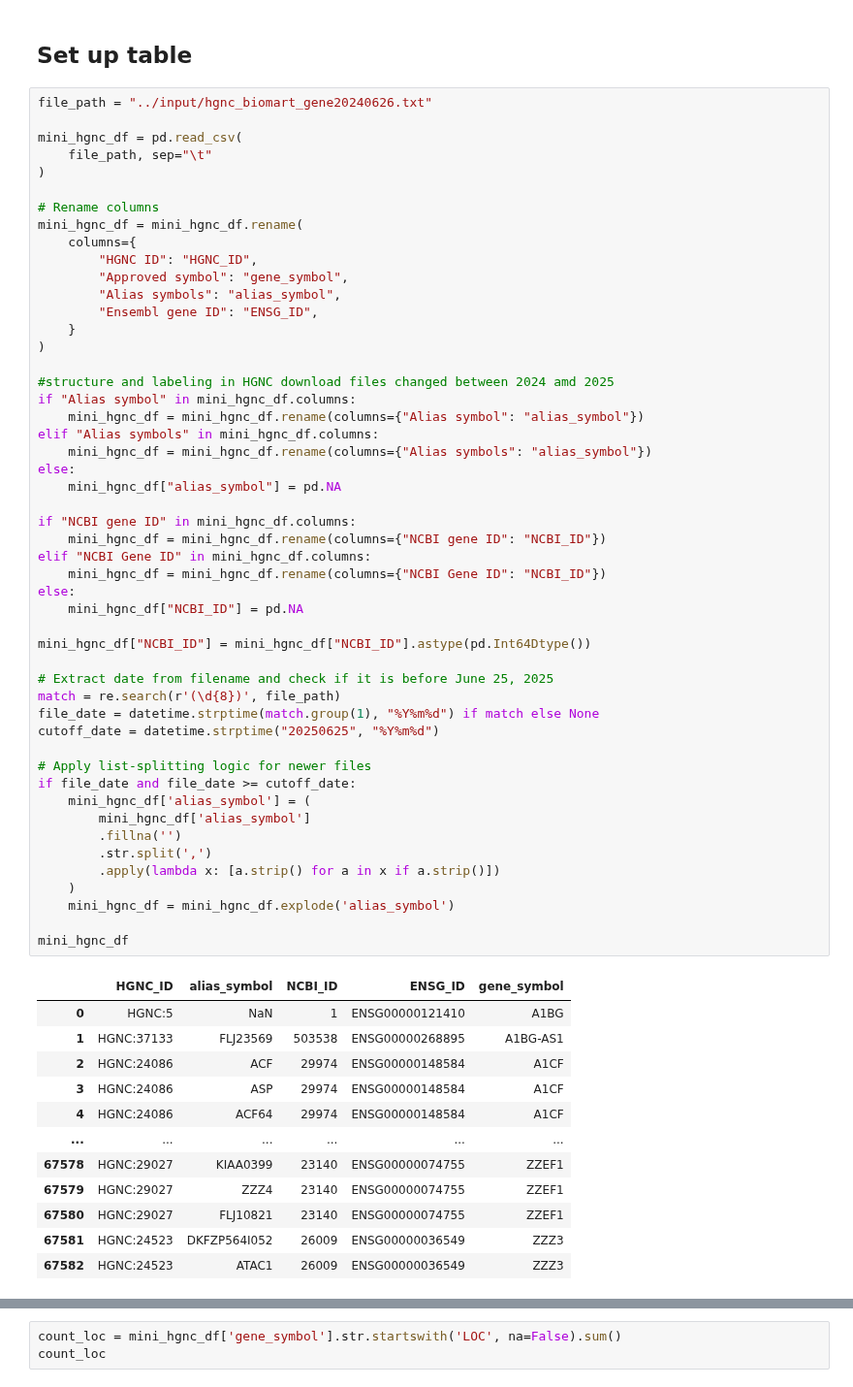
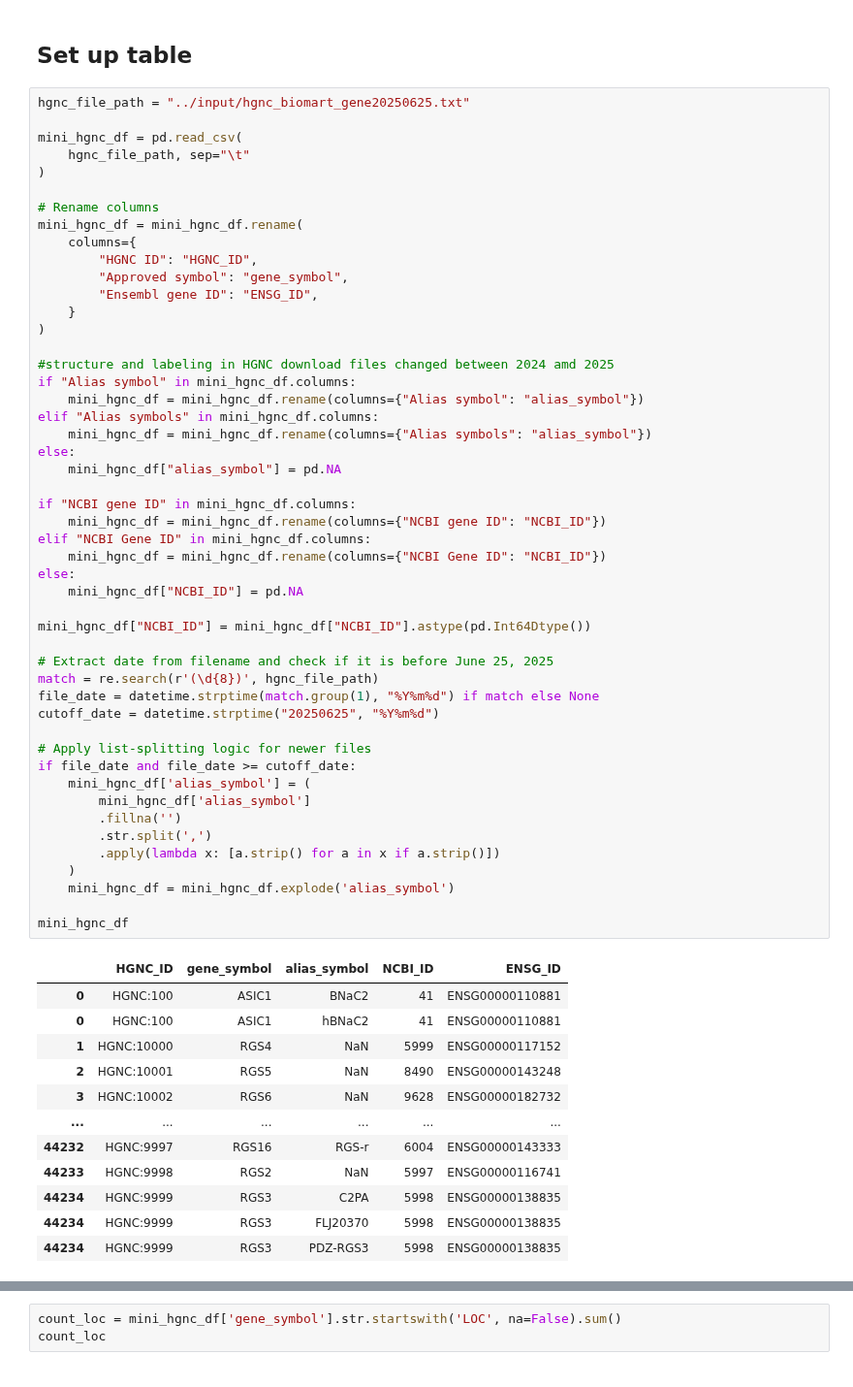
Before and after one commit to cancervariants/gene-harmony-analysis, a Jupyter notebook: analysis/1_alias_primary_collision_analysis.ipynb, the cells around one changed output, grey strips where cells are left out. Shown at 97% size. Cells and saved outputs as stored; diff of their text form.

```diff
--- a/analysis/1_alias_primary_collision_analysis.ipynb
+++ b/analysis/1_alias_primary_collision_analysis.ipynb
@@ -377,10 +350,10 @@ len(ensg_alias_primary_collision_primary_symbol_set)
 # %% [markdown]
 ## Set up table
 # %%
-file_path = "../input/hgnc_biomart_gene20240626.txt"
+hgnc_file_path = "../input/hgnc_biomart_gene20250625.txt"
 
 mini_hgnc_df = pd.read_csv(
-    file_path, sep="\t"
+    hgnc_file_path, sep="\t"
 )
 
 # Rename columns
@@ -388,7 +361,6 @@ mini_hgnc_df = mini_hgnc_df.rename(
     columns={
         "HGNC ID": "HGNC_ID",
         "Approved symbol": "gene_symbol",
-        "Alias symbols": "alias_symbol",
         "Ensembl gene ID": "ENSG_ID",
     }
 )
@@ -399,43 +371,43 @@ if "Alias symbol" in mini_hgnc_df.columns:
 elif "Alias symbols" in mini_hgnc_df.columns:
     mini_hgnc_df = mini_hgnc_df.rename(columns={"Alias symbols": "alias_symbol"})
 else:
     mini_hgnc_df["alias_symbol"] = pd.NA
 
 if "NCBI gene ID" in mini_hgnc_df.columns:
     mini_hgnc_df = mini_hgnc_df.rename(columns={"NCBI gene ID": "NCBI_ID"})
 elif "NCBI Gene ID" in mini_hgnc_df.columns:
     mini_hgnc_df = mini_hgnc_df.rename(columns={"NCBI Gene ID": "NCBI_ID"})
 else:
     mini_hgnc_df["NCBI_ID"] = pd.NA
 
 mini_hgnc_df["NCBI_ID"] = mini_hgnc_df["NCBI_ID"].astype(pd.Int64Dtype())
 
 # Extract date from filename and check if it is before June 25, 2025
-match = re.search(r'(\d{8})', file_path)
+match = re.search(r'(\d{8})', hgnc_file_path)
 file_date = datetime.strptime(match.group(1), "%Y%m%d") if match else None
 cutoff_date = datetime.strptime("20250625", "%Y%m%d")
 
 # Apply list-splitting logic for newer files
 if file_date and file_date >= cutoff_date:
     mini_hgnc_df['alias_symbol'] = (
         mini_hgnc_df['alias_symbol']
         .fillna('')
         .str.split(',')
         .apply(lambda x: [a.strip() for a in x if a.strip()])
     )
     mini_hgnc_df = mini_hgnc_df.explode('alias_symbol')
 
 mini_hgnc_df
 # %% [output]
-|  | HGNC_ID | alias_symbol | NCBI_ID | ENSG_ID | gene_symbol |
-| 0 | HGNC:5 | NaN | 1 | ENSG00000121410 | A1BG |
-| 1 | HGNC:37133 | FLJ23569 | 503538 | ENSG00000268895 | A1BG-AS1 |
-| 2 | HGNC:24086 | ACF | 29974 | ENSG00000148584 | A1CF |
-| 3 | HGNC:24086 | ASP | 29974 | ENSG00000148584 | A1CF |
-| 4 | HGNC:24086 | ACF64 | 29974 | ENSG00000148584 | A1CF |
+|  | HGNC_ID | gene_symbol | alias_symbol | NCBI_ID | ENSG_ID |
+| 0 | HGNC:100 | ASIC1 | BNaC2 | 41 | ENSG00000110881 |
+| 0 | HGNC:100 | ASIC1 | hBNaC2 | 41 | ENSG00000110881 |
+| 1 | HGNC:10000 | RGS4 | NaN | 5999 | ENSG00000117152 |
+| 2 | HGNC:10001 | RGS5 | NaN | 8490 | ENSG00000143248 |
+| 3 | HGNC:10002 | RGS6 | NaN | 9628 | ENSG00000182732 |
 | ... | ... | ... | ... | ... | ... |
-| 67578 | HGNC:29027 | KIAA0399 | 23140 | ENSG00000074755 | ZZEF1 |
-| 67579 | HGNC:29027 | ZZZ4 | 23140 | ENSG00000074755 | ZZEF1 |
-| 67580 | HGNC:29027 | FLJ10821 | 23140 | ENSG00000074755 | ZZEF1 |
-| 67581 | HGNC:24523 | DKFZP564I052 | 26009 | ENSG00000036549 | ZZZ3 |
-| 67582 | HGNC:24523 | ATAC1 | 26009 | ENSG00000036549 | ZZZ3 |
+| 44232 | HGNC:9997 | RGS16 | RGS-r | 6004 | ENSG00000143333 |
+| 44233 | HGNC:9998 | RGS2 | NaN | 5997 | ENSG00000116741 |
+| 44234 | HGNC:9999 | RGS3 | C2PA | 5998 | ENSG00000138835 |
+| 44234 | HGNC:9999 | RGS3 | FLJ20370 | 5998 | ENSG00000138835 |
+| 44234 | HGNC:9999 | RGS3 | PDZ-RGS3 | 5998 | ENSG00000138835 |
```
Also changed, not shown: parts of 114 cells of this notebook, 20 other files.
